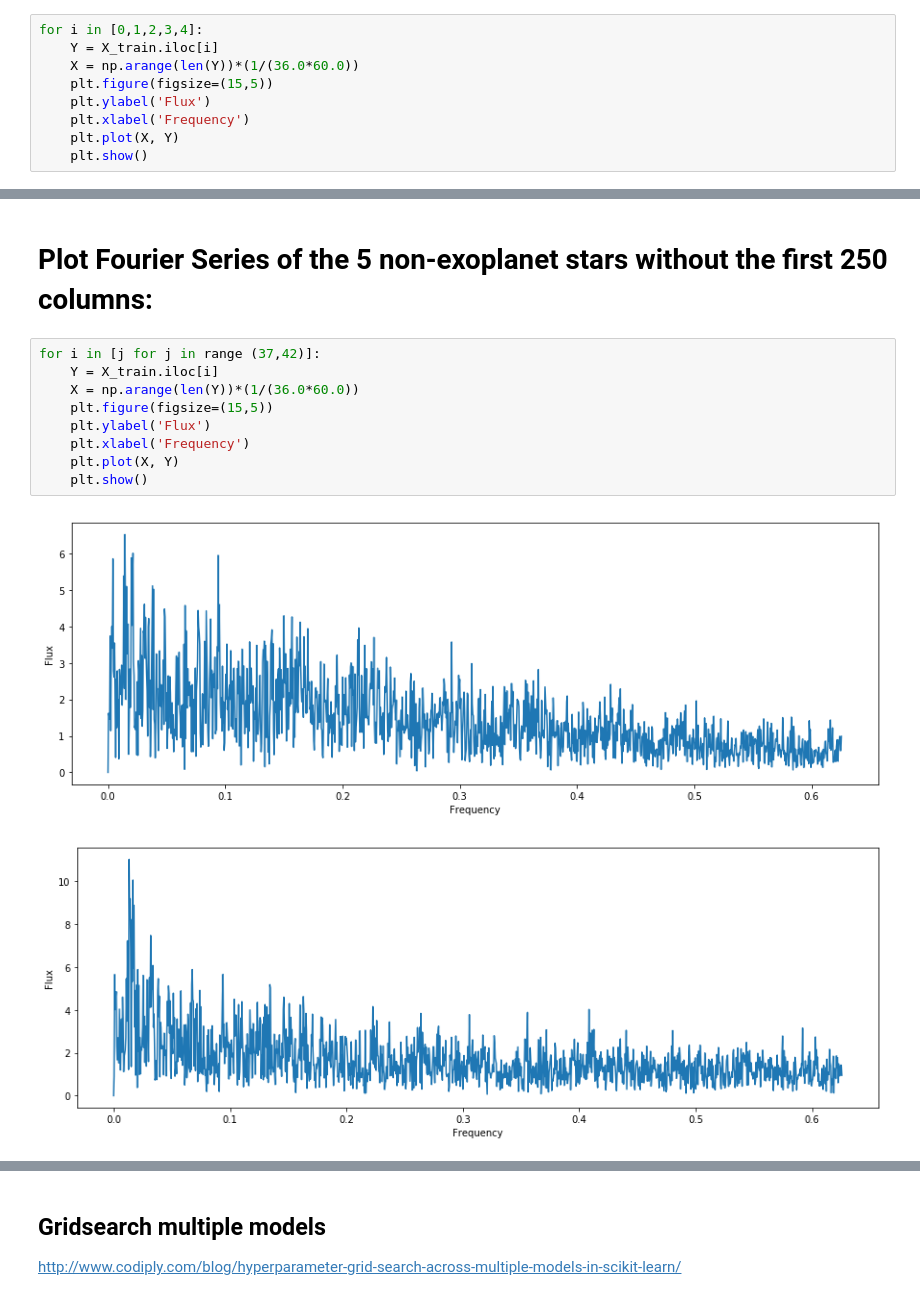
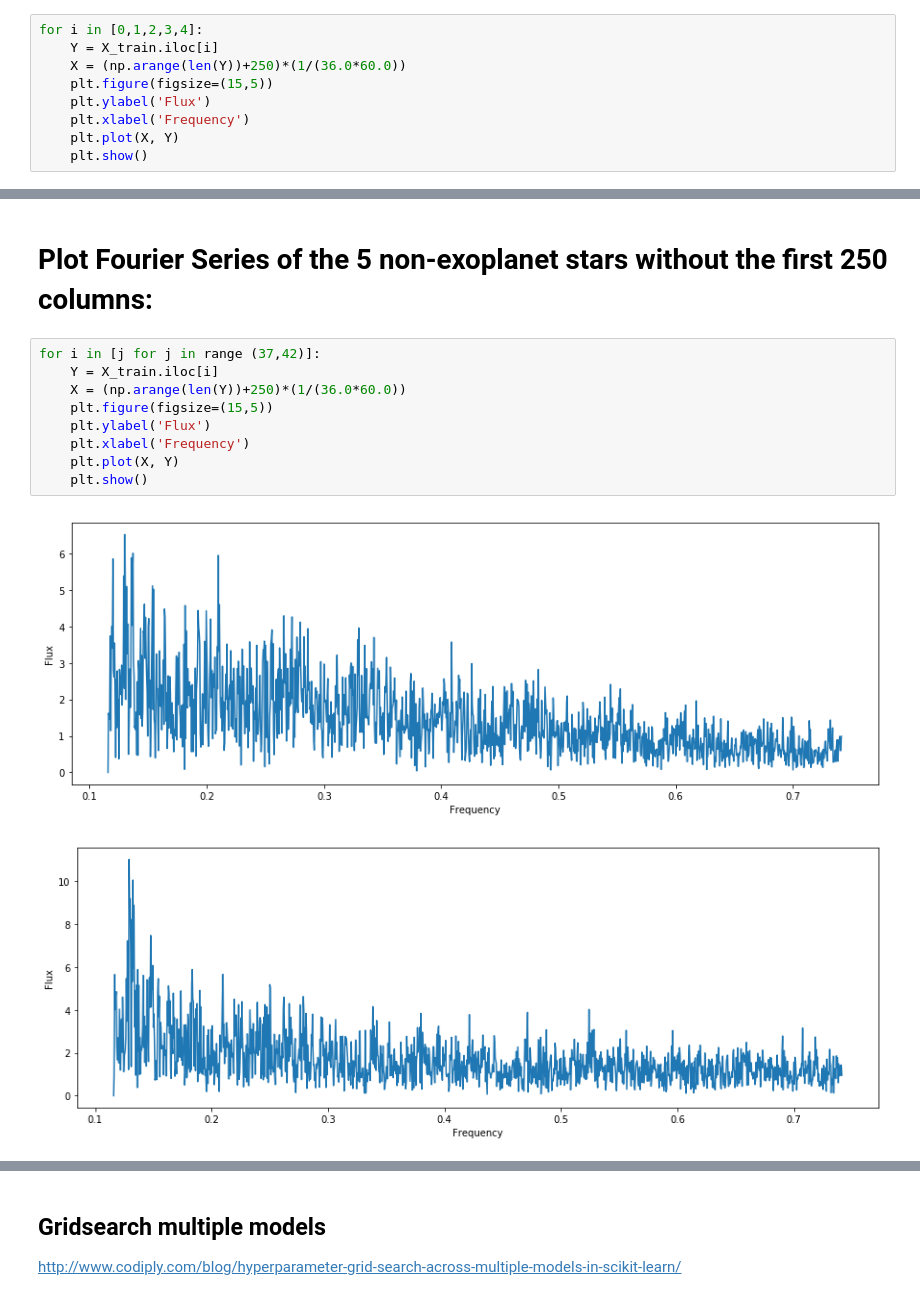
Before and after one commit to jfcarmonag/exoplanet-star-detection, a Jupyter notebook: exostar.ipynb, the cells around one changed output, grey strips where cells are left out. Cells and saved outputs as stored; diff of their text form.

```diff
--- a/exostar.ipynb
+++ b/exostar.ipynb
@@ -170,7 +170,7 @@ X_test = X_test.drop(X_test.columns[1:250], axis=1)
 # %%
 for i in [0,1,2,3,4]:
     Y = X_train.iloc[i]
-    X = np.arange(len(Y))*(1/(36.0*60.0))
+    X = (np.arange(len(Y))+250)*(1/(36.0*60.0))
     plt.figure(figsize=(15,5))
     plt.ylabel('Flux')
     plt.xlabel('Frequency')
@@ -187,12 +187,12 @@ for i in [0,1,2,3,4]:
 # %%
 for i in [j for j in range (37,42)]:
     Y = X_train.iloc[i]
-    X = np.arange(len(Y))*(1/(36.0*60.0))
+    X = (np.arange(len(Y))+250)*(1/(36.0*60.0))
     plt.figure(figsize=(15,5))
     plt.ylabel('Flux')
     plt.xlabel('Frequency')
     plt.plot(X, Y)
     plt.show()
 # %% [output]
-[figure, old version]
+[figure, new version]
-[figure, old version]
+[figure, new version]
```
Also changed, not shown: parts of 18 cells of this notebook.
